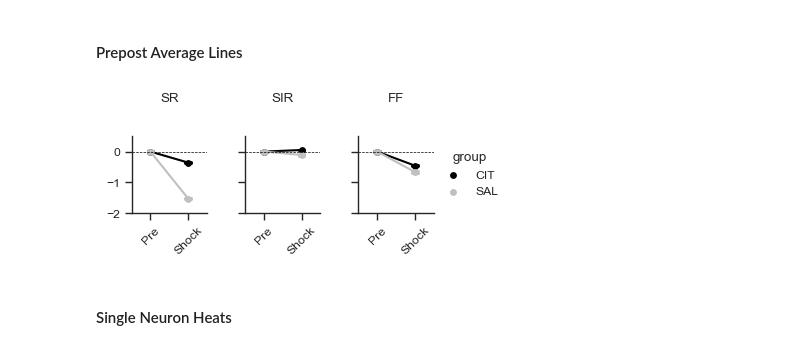
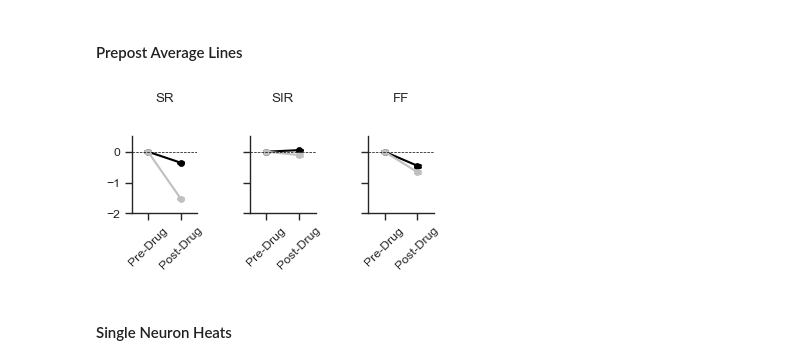
Before and after one commit to Ruairi-osul/SSRI-Interactions, a Jupyter notebook: notebooks/Drug/Responders.ipynb, the cells around one changed output. Cells and saved outputs as stored; diff of their text form; code cells hidden in the pictures.

Commit message:
updated drug figure

```diff
--- a/notebooks/Drug/Responders.ipynb
+++ b/notebooks/Drug/Responders.ipynb
@@ -12,7 +12,7 @@ import seaborn as sns
 import warnings
 # %load_ext rpy2.ipython
 
-# sns.set_theme(context="paper", style="ticks")
+sns.set_theme(context="paper", style="ticks")
 # %% [markdown]
 #### Utils
 # %%
@@ -201,6 +206,9 @@ neuron_types = (
 )
 df_chal = pd.read_parquet(fn_cit_counts).merge(neuron_types)
 df_cit_responders = pd.read_csv(fn_cit_responders).merge(neuron_types)
+# %%
+dd = Config.fig_dir / "drug"
+dd.mkdir(exist_ok=True, parents=True)
 # %% [markdown]
 #### All Neuron Heats
 # %%
@@ -289,34 +309,37 @@ plot_heatmap_color(slow_piv_cit, ax_cit, vmin=-2, vmax=2)
 # %%
 g = sns.catplot(
     x="block",
     y="zcounts",
     col="neuron_type",
     hue="group",
     sharey=True,
     sharex=True,
     capsize=0.15,
     height=1,
     aspect=1.2,
     color="black",
     kind="point",
     data=df_chal,
     scale=0.7,
-    facet_kws=dict(gridspec_kws=dict(hspace=0.5, wspace=0.5)),
+    facet_kws=dict(gridspec_kws=dict(hspace=0.5, wspace=0.8)),
     palette=PAL_GREY_BLACK,
     hue_order=["CIT", "SAL"],
     col_order=["SR", "SIR", "FF"]
 )
 g.set_xlabels("")
 g.set_ylabels("")
 g.set_titles("{col_name}", pad=25)
 g.despine()
-g.set_xticklabels(["Pre", "Shock"], rotation=45)
+g.set_xticklabels(["Pre-Drug", "Post-Drug"], rotation=45)
 
 for ax in g.axes.flatten():
     ax.axhline(0, color="black", linestyle="--", linewidth=0.5)
     ax.set_ylim(-2, 0.5)
+
+g.legend.remove()
+g.savefig(dd / "initial_challenge_avg_facet.png", bbox_inches="tight", dpi=300)
 # %% [output]
-[figure, old version]
+[figure, new version]
 # %% [markdown]
 #### Single Neuron Heats
 # %%
```
Also changed, not shown: parts of 5 cells of this notebook.
